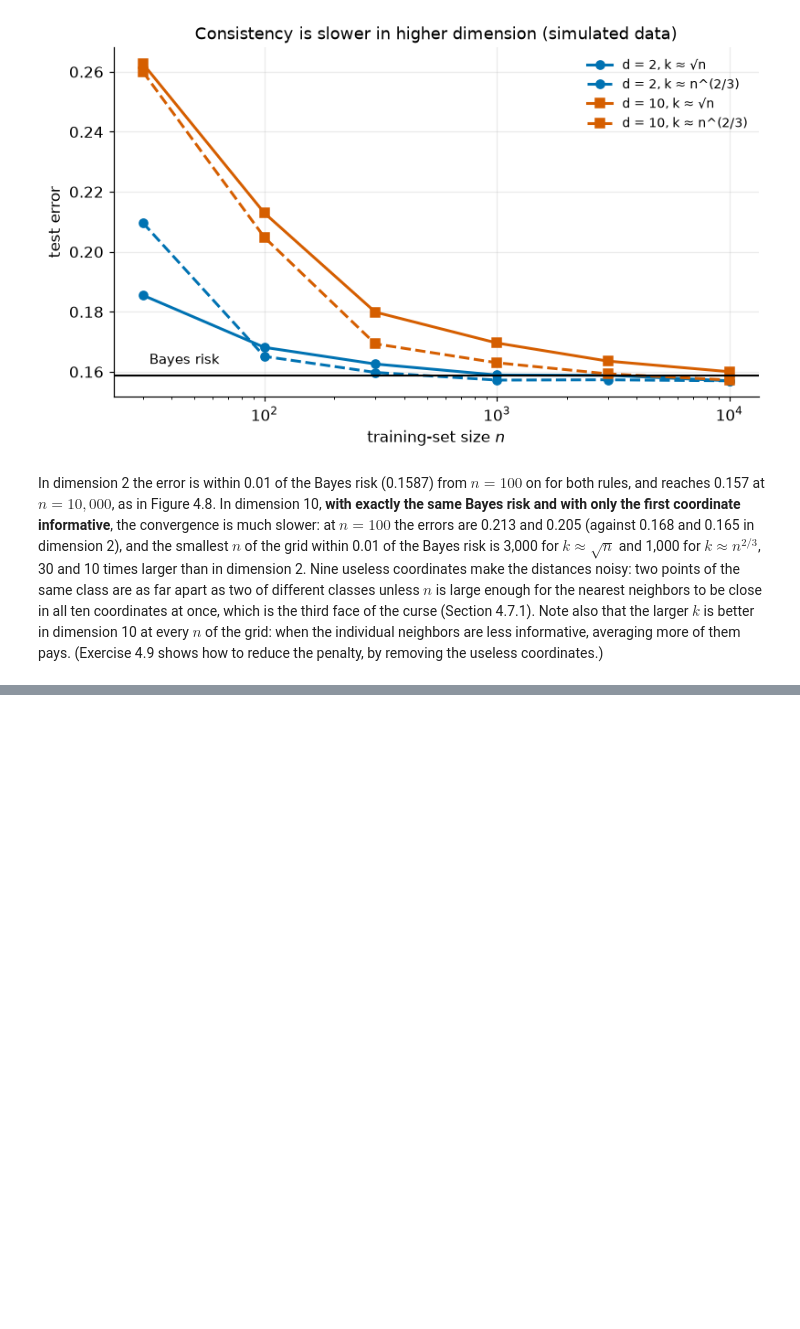
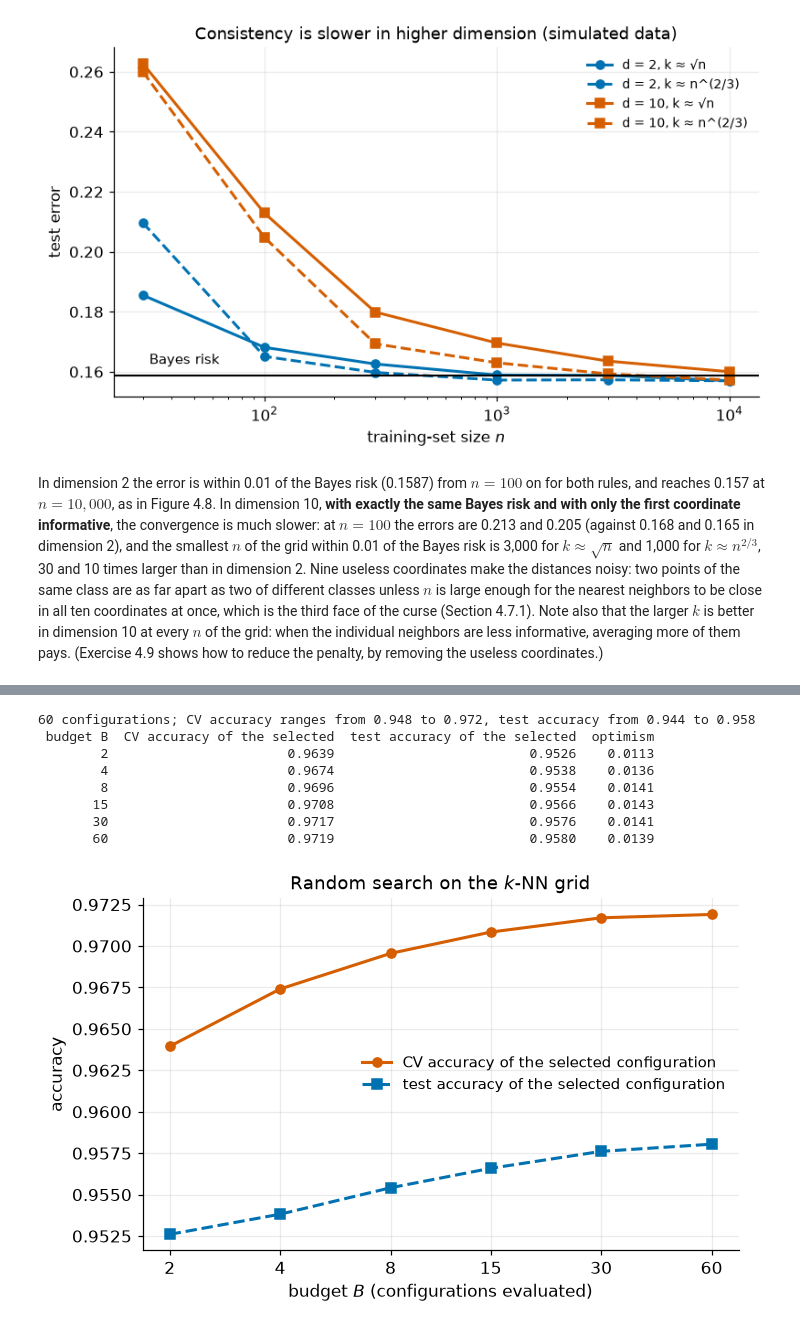
Before and after one commit to Brosss98/machine-learning-with-python-book, a Jupyter notebook: appendices/appendix_c_solutions.ipynb, the cells around one changed output, grey strips where cells are left out. Cells and saved outputs as stored; diff of their text form; code cells hidden in the pictures; blank space fills up the shorter version.

Commit message:
Release v0.5.0: Chapter 5, Model Evaluation, Cross-Validation and Hyperparameter Tuning

```diff
--- a/appendices/appendix_c_solutions.ipynb
+++ b/appendices/appendix_c_solutions.ipynb
@@ -1355,0 +1557,56 @@ In dimension 2 the error is within 0.01 of the Bayes risk (0.1587) from $n = 100
+# %%
+def solution_5_8():
+    from sklearn.base import clone
+    from sklearn.datasets import load_breast_cancer
+    from sklearn.model_selection import GridSearchCV, StratifiedKFold, train_test_split
+    from sklearn.neighbors import KNeighborsClassifier
+    from sklearn.pipeline import Pipeline
+    from sklearn.preprocessing import StandardScaler
+
+    X, y = load_breast_cancer(return_X_y=True)
+    X_tr, X_te, y_tr, y_te = train_test_split(X, y, test_size=0.25, random_state=0, stratify=y)     # a fresh split
+    pipe = Pipeline([("scale", StandardScaler()), ("knn", KNeighborsClassifier())])
+    grid = {"knn__n_neighbors": list(range(1, 31, 2)), "knn__weights": ["uniform", "distance"], "knn__p": [1, 2]}
+    gs = GridSearchCV(pipe, grid, cv=StratifiedKFold(5, shuffle=True, random_state=SEED)).fit(X_tr, y_tr)
+    cv_scores = np.array(gs.cv_results_["mean_test_score"])
+    test_scores = np.array([clone(pipe).set_params(**p).fit(X_tr, y_tr).score(X_te, y_te) for p in gs.cv_results_["params"]])
+    print(f"{len(cv_scores)} configurations; CV accuracy ranges from {cv_scores.min():.3f} to {cv_scores.max():.3f}, "
+          f"test accuracy from {test_scores.min():.3f} to {test_scores.max():.3f}")
+
+    rng = np.random.default_rng(SEED)
+    budgets = [2, 4, 8, 15, 30, 60]
+    rows = []
+    for B in budgets:
+        picked_cv, picked_test = [], []
+        for _ in range(500):
+            idx = rng.choice(len(cv_scores), size=B, replace=False)
+            best = idx[np.argmax(cv_scores[idx])]
+            picked_cv.append(cv_scores[best]); picked_test.append(test_scores[best])
+        rows.append({"budget B": B, "CV accuracy of the selected": np.mean(picked_cv), "test accuracy of the selected": np.mean(picked_test)})
+    table = pd.DataFrame(rows)
+    table["optimism"] = table["CV accuracy of the selected"] - table["test accuracy of the selected"]
+    print(table.round(4).to_string(index=False))
+
+    fig, ax = plt.subplots(figsize=(6.6, 4.2))
+    ax.plot(table["budget B"], table["CV accuracy of the selected"], color=VERMILION, marker="o", linewidth=2, label="CV accuracy of the selected configuration")
+    ax.plot(table["budget B"], table["test accuracy of the selected"], color=BLUE, marker="s", linestyle="--", linewidth=2, label="test accuracy of the selected configuration")
+    ax.set_xscale("log")
+    ax.set_xticks(budgets, labels=[str(b) for b in budgets])
+    ax.minorticks_off()
+    ax.set(xlabel="budget $B$ (configurations evaluated)", ylabel="accuracy", title="Random search on the $k$-NN grid")
+    ax.legend(frameon=False, fontsize=9.5)
+    fig.tight_layout()
+    plt.show()
+
+
+solution_5_8()
+# %% [output]
+60 configurations; CV accuracy ranges from 0.948 to 0.972, test accuracy from 0.944 to 0.958
+ budget B  CV accuracy of the selected  test accuracy of the selected  optimism
+        2                       0.9639                         0.9526    0.0113
+        4                       0.9674                         0.9538    0.0136
+        8                       0.9696                         0.9554    0.0141
+       15                       0.9708                         0.9566    0.0143
+       30                       0.9717                         0.9576    0.0141
+       60                       0.9719                         0.9580    0.0139
+[figure, added]
```
Also changed, not shown: parts of 10 cells of this notebook, 13 other files.
